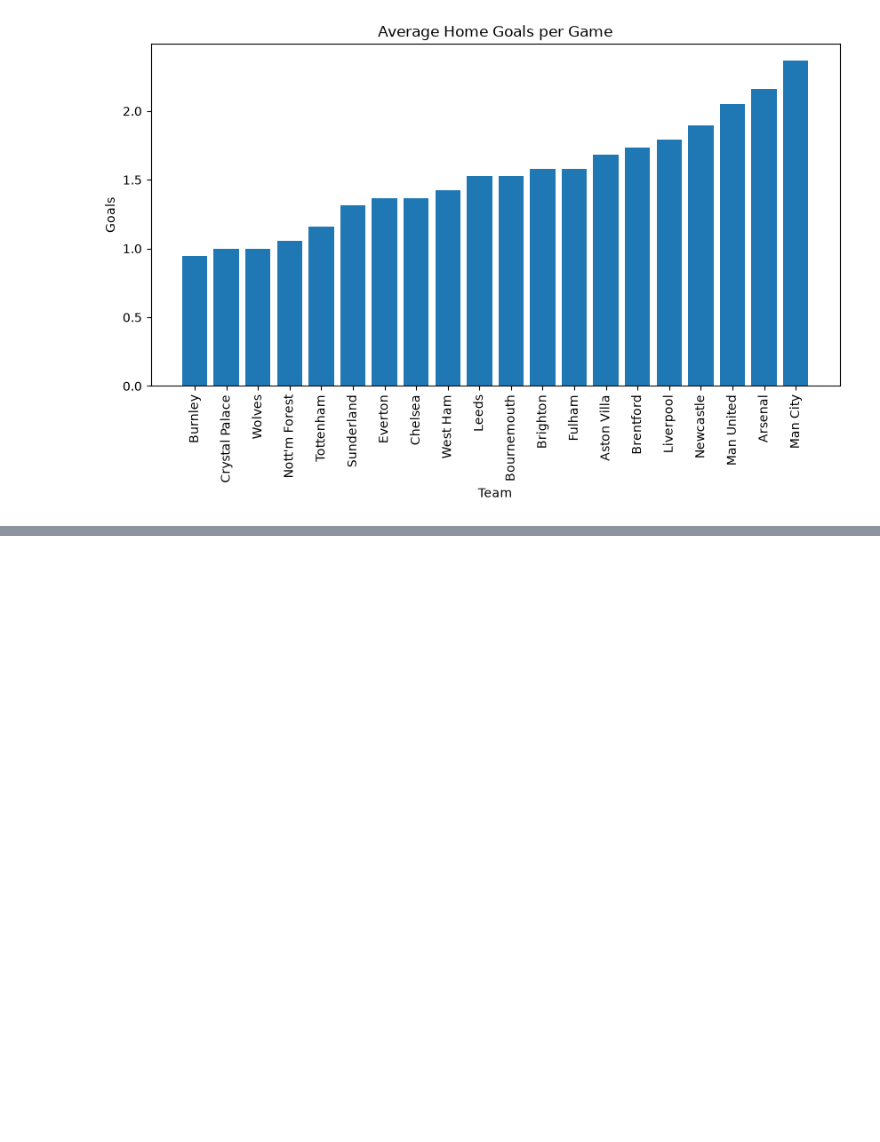
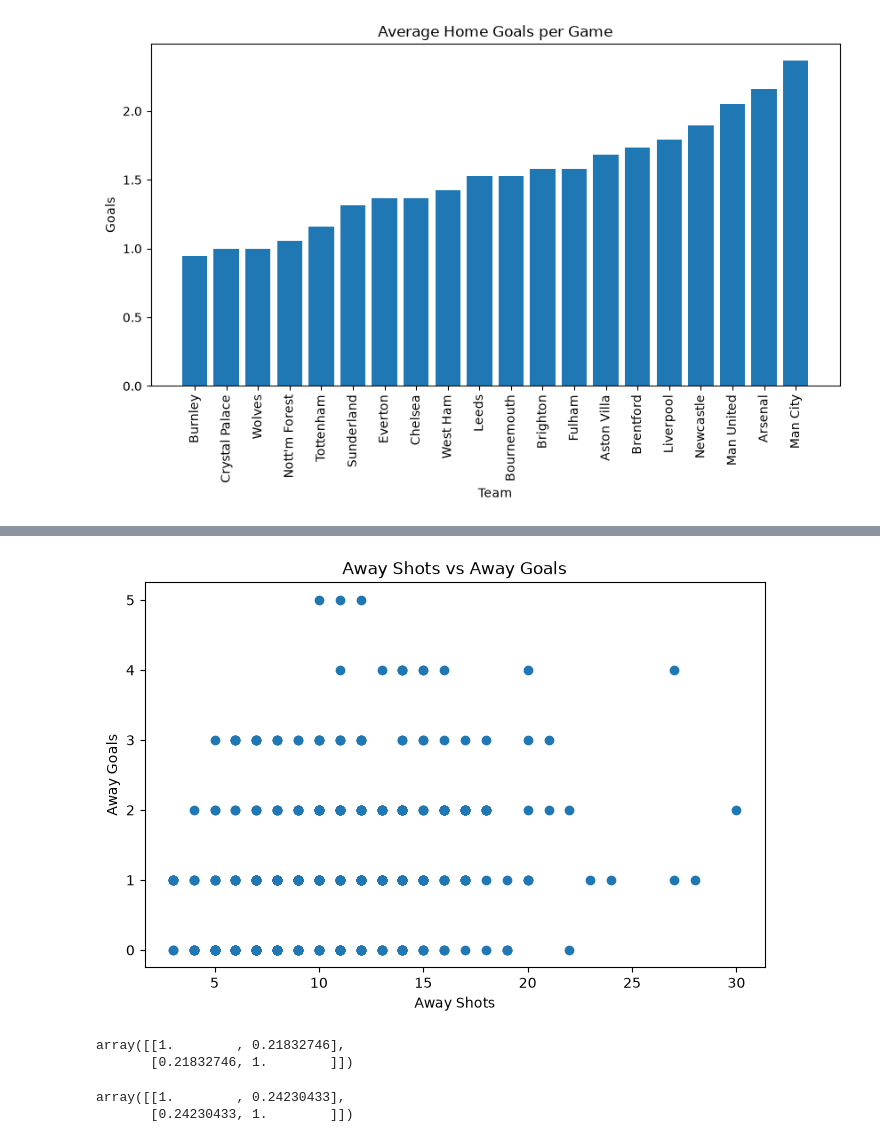
Before and after one commit to polanco04/DataScience, a Jupyter notebook: Practice/new/memoryRefresh.ipynb, the cells around one changed output, grey strips where cells are left out. Saved outputs shown, nothing was run; the diff lists cells and outputs as text; code cells hidden in the pictures; blank space fills up the shorter version.

```diff
--- a/Practice/new/memoryRefresh.ipynb
+++ b/Practice/new/memoryRefresh.ipynb
@@ -300,0 +343,19 @@ plt.show()
+# %%
+fig, ax = plt.subplots(figsize=(8,5))
+ax.scatter(df["AS"], df["FTAG"])
+ax.set_title("Away Shots vs Away Goals")
+ax.set_xlabel("Away Shots")
+ax.set_ylabel("Away Goals")
+plt.show()
+# %% [output]
+[figure, added]
+# %%
+np.corrcoef(df["HS"], df["FTHG"])
+# %% [output]
+array([[1.        , 0.21832746],
+       [0.21832746, 1.        ]])
+# %%
+np.corrcoef(df["AS"], df["FTAG"])
+# %% [output]
+array([[1.        , 0.24230433],
+       [0.24230433, 1.        ]])
```
Also changed, not shown: parts of 7 cells of this notebook.
